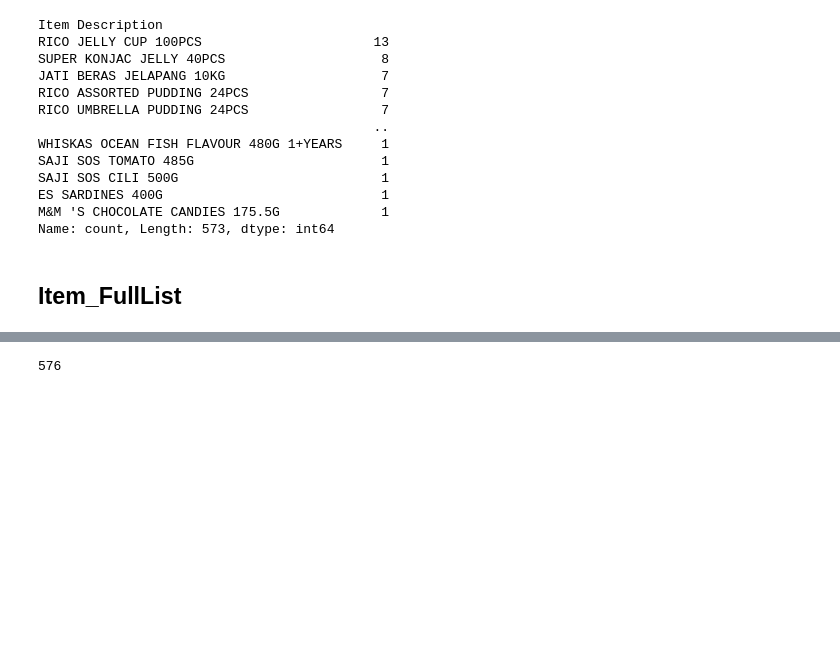
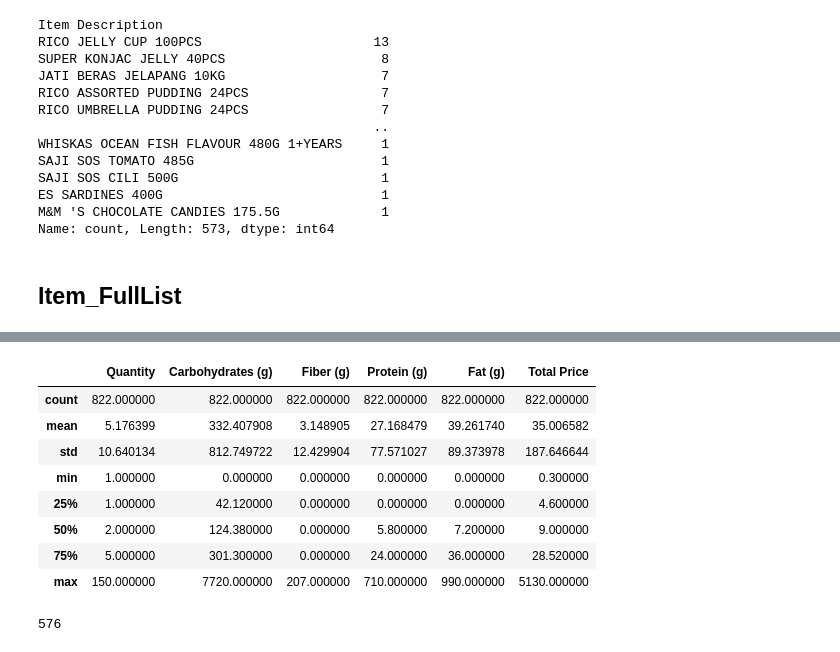
Before and after one commit to avetroque/nutrimatch, a Jupyter notebook: src/EDA.ipynb, the cells around one changed output, grey strips where cells are left out. Drawn from its saved outputs; the diff is of its cells as text; code cells hidden in the pictures; blank space fills up the shorter version.

```diff
--- a/src/EDA.ipynb
+++ b/src/EDA.ipynb
@@ -73,3 +73,19 @@ df_show.sample(3)
+# %%
+#df_plot = df_show.drop(columns='Date')
+#df_show[['Quantity','Total Price']].hist(figsize=(15,10))
+#df_show['Quantity'].plot.box()
+#df_show['Total Price'].plot.box()
+df_show.describe()
+# %% [output]
+|  | Quantity | Carbohydrates (g) | Fiber (g) | Protein (g) | Fat (g) | Total Price |
+| count | 822.000000 | 822.000000 | 822.000000 | 822.000000 | 822.000000 | 822.000000 |
+| mean | 5.176399 | 332.407908 | 3.148905 | 27.168479 | 39.261740 | 35.006582 |
+| std | 10.640134 | 812.749722 | 12.429904 | 77.571027 | 89.373978 | 187.646644 |
+| min | 1.000000 | 0.000000 | 0.000000 | 0.000000 | 0.000000 | 0.300000 |
+| 25% | 1.000000 | 42.120000 | 0.000000 | 0.000000 | 0.000000 | 4.600000 |
+| 50% | 2.000000 | 124.380000 | 0.000000 | 5.800000 | 7.200000 | 9.000000 |
+| 75% | 5.000000 | 301.300000 | 0.000000 | 24.000000 | 36.000000 | 28.520000 |
+| max | 150.000000 | 7720.000000 | 207.000000 | 710.000000 | 990.000000 | 5130.000000 |
 # %%
 print(df_full['Item Description'].nunique())
 #df_full['Item Description'].value_counts().plot(kind='bar')
```
Also changed, not shown: parts of 7 cells of this notebook, 1 other file.
